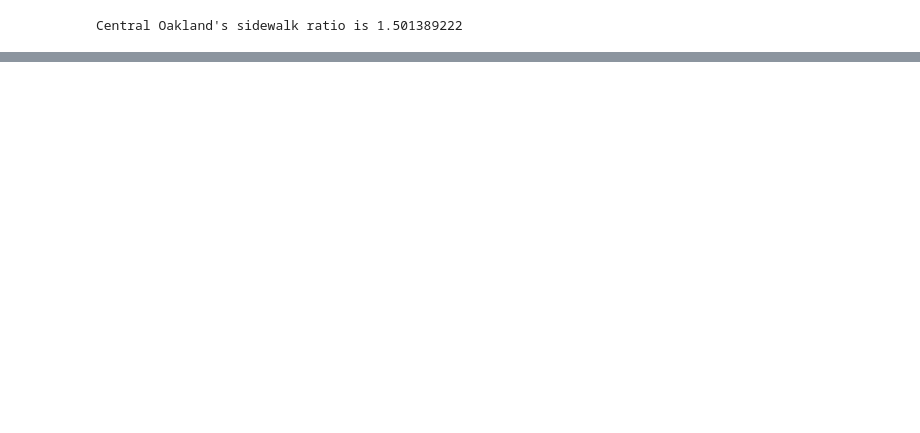
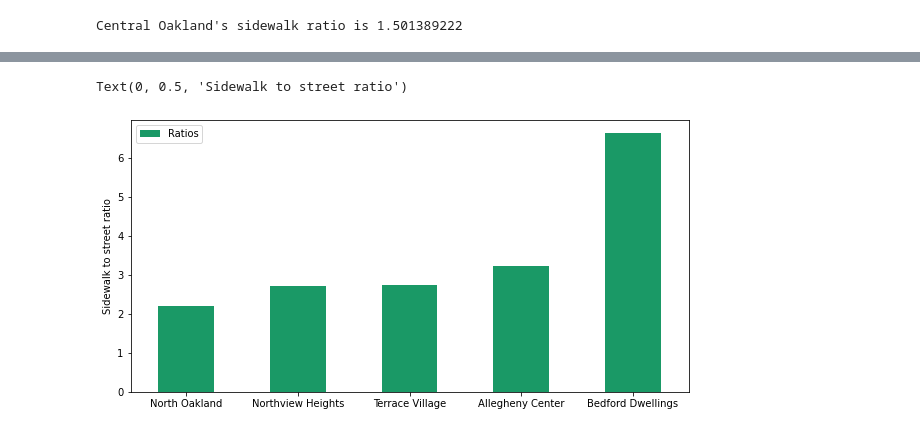
Before and after one commit to tahmad4/big-ideas-final-project-group-39, a Jupyter notebook: taha_sidewalk_ratio.ipynb, the cells around one changed output, grey strips where cells are left out. Drawn from its saved outputs; the diff is of its cells as text; code cells hidden in the pictures; blank space fills up the shorter version.

```diff
--- a/taha_sidewalk_ratio.ipynb
+++ b/taha_sidewalk_ratio.ipynb
@@ -72,0 +102,3 @@ ratios_df.plot(kind="barh", figsize=(8, 24))
+# %%
+top_5 = ratios_df.tail()
+top_5
@@ -72,0 +112,7 @@ ratios_df.plot(kind="barh", figsize=(8, 24))
+# %%
+my_color = (0.1,.6,.4)
+top_5.plot(kind="bar", rot=0, figsize=(10,5), color=my_color)
+pyplot.ylabel("Sidewalk to street ratio")
+# %% [output]
+Text(0, 0.5, 'Sidewalk to street ratio')
+[figure, added]
```
Also changed, not shown: parts of 9 cells of this notebook, 1 other file.
